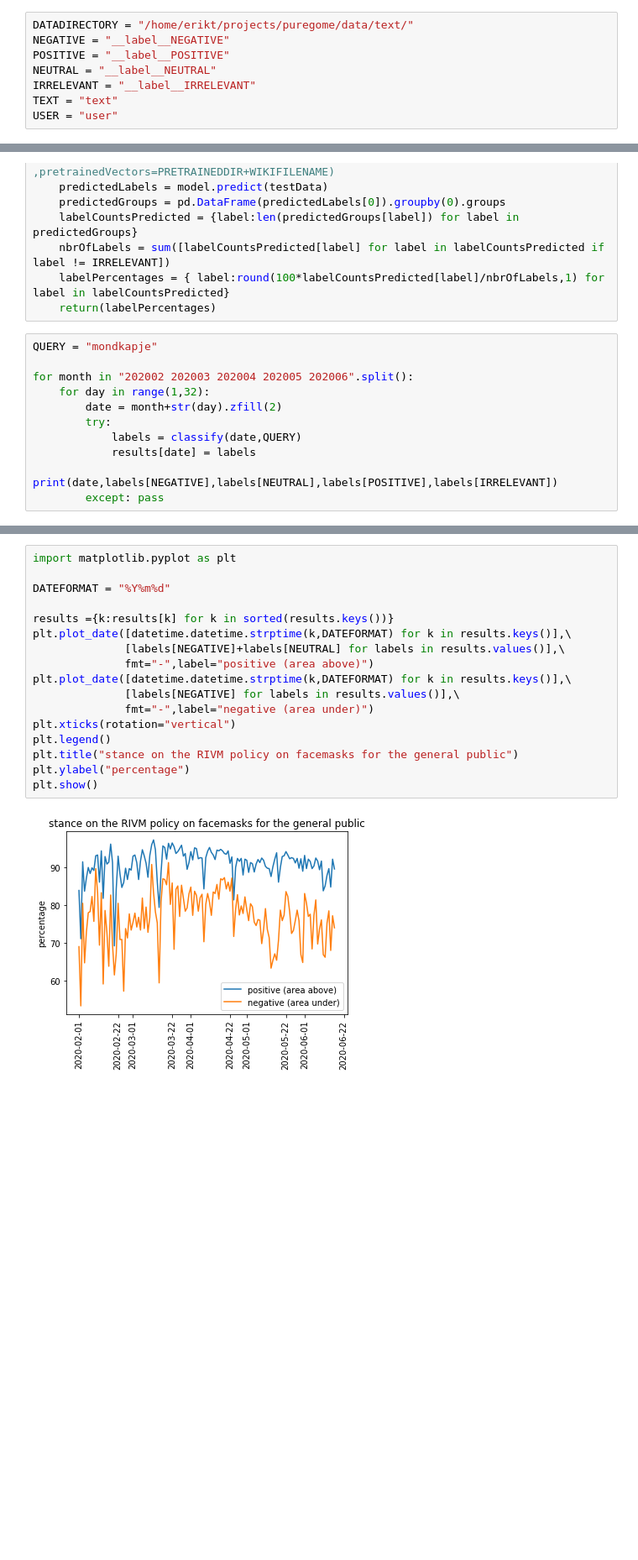
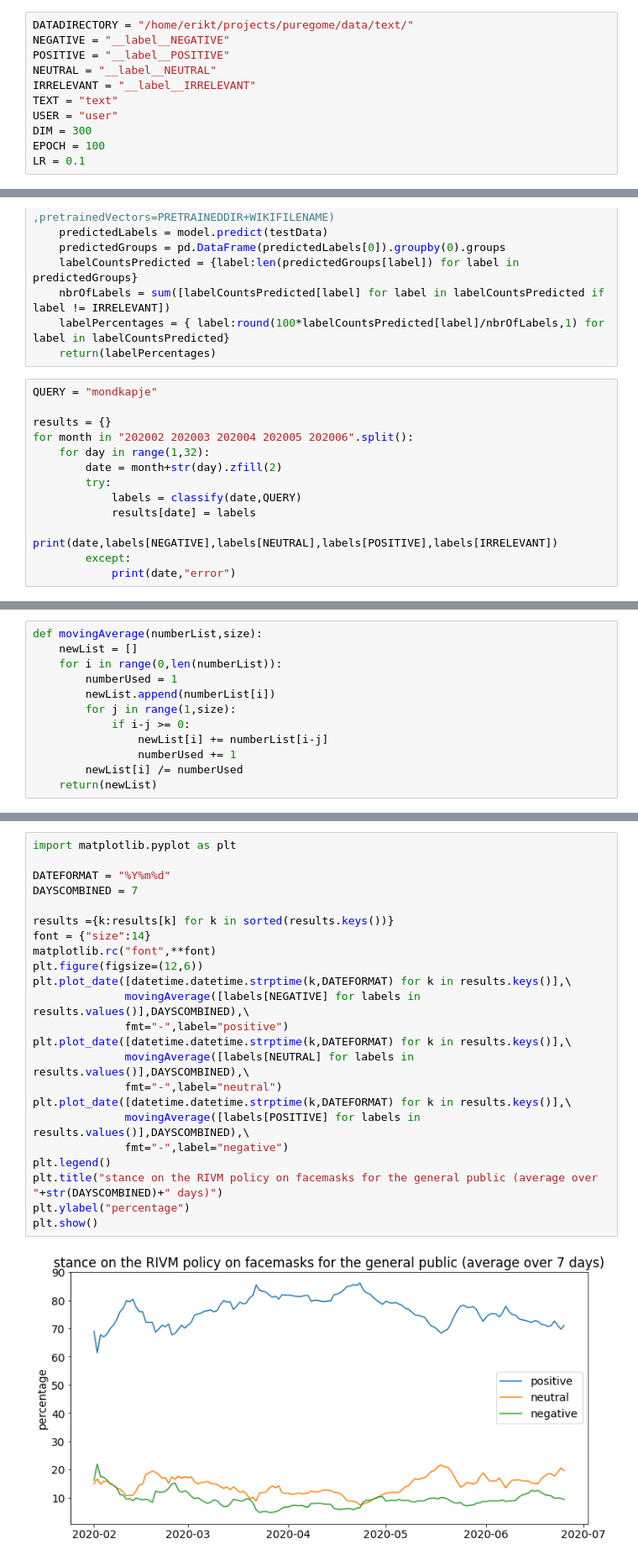
Before and after one commit to puregome/notebooks, a Jupyter notebook: fasttext.ipynb, the cells around one changed output, grey strips where cells are left out. Shown at 84% size. Saved outputs shown, nothing was run; the diff lists cells and outputs as text; blank space fills up the shorter version.

Commit message:
averaged sentiment scores

```diff
--- a/fasttext.ipynb
+++ b/fasttext.ipynb
@@ -162,3 +165,6 @@ NEUTRAL = "__label__NEUTRAL"
 IRRELEVANT = "__label__IRRELEVANT"
 TEXT = "text"
 USER = "user"
+DIM = 300
+EPOCH = 100
+LR = 0.1
@@ -193,6 +197,7 @@ def classify(datePattern,query):
 # %%
 QUERY = "mondkapje"
 
+results = {}
 for month in "202002 202003 202004 202005 202006".split():
     for day in range(1,32):
         date = month+str(day).zfill(2)
@@ -200,5 +205,6 @@ for month in "202002 202003 202004 202005 202006".split():
             labels = classify(date,QUERY)
             results[date] = labels
             print(date,labels[NEGATIVE],labels[NEUTRAL],labels[POSITIVE],labels[IRRELEVANT])
-        except: pass
+        except:
+            print(date,"error")
 # %% [output]
@@ -205,0 +228,12 @@ for month in "202002 202003 202004 202005 202006".split():
+# %%
+def movingAverage(numberList,size):
+    newList = []
+    for i in range(0,len(numberList)):
+        numberUsed = 1
+        newList.append(numberList[i])
+        for j in range(1,size):
+            if i-j >= 0:
+                newList[i] += numberList[i-j]
+                numberUsed += 1
+        newList[i] /= numberUsed
+    return(newList)
@@ -206,19 +242,25 @@ for month in "202002 202003 202004 202005 202006".split():
 # %%
 import matplotlib.pyplot as plt
 
 DATEFORMAT = "%Y%m%d"
+DAYSCOMBINED = 7
 
 results ={k:results[k] for k in sorted(results.keys())}
+font = {"size":14}
+matplotlib.rc("font",**font)
+plt.figure(figsize=(12,6))
 plt.plot_date([datetime.datetime.strptime(k,DATEFORMAT) for k in results.keys()],\
-              [labels[NEGATIVE]+labels[NEUTRAL] for labels in results.values()],\
-              fmt="-",label="positive (area above)")
+              movingAverage([labels[NEGATIVE] for labels in results.values()],DAYSCOMBINED),\
+              fmt="-",label="positive")
 plt.plot_date([datetime.datetime.strptime(k,DATEFORMAT) for k in results.keys()],\
-              [labels[NEGATIVE] for labels in results.values()],\
-              fmt="-",label="negative (area under)")
-plt.xticks(rotation="vertical")
+              movingAverage([labels[NEUTRAL] for labels in results.values()],DAYSCOMBINED),\
+              fmt="-",label="neutral")
+plt.plot_date([datetime.datetime.strptime(k,DATEFORMAT) for k in results.keys()],\
+              movingAverage([labels[POSITIVE] for labels in results.values()],DAYSCOMBINED),\
+              fmt="-",label="negative")
 plt.legend()
-plt.title("stance on the RIVM policy on facemasks for the general public")
+plt.title("stance on the RIVM policy on facemasks for the general public (average over "+str(DAYSCOMBINED)+" days)")
 plt.ylabel("percentage")
 plt.show()
 # %% [output]
-[figure, old version]
+[figure, new version]
```
Also changed, not shown: parts of 4 cells of this notebook.
